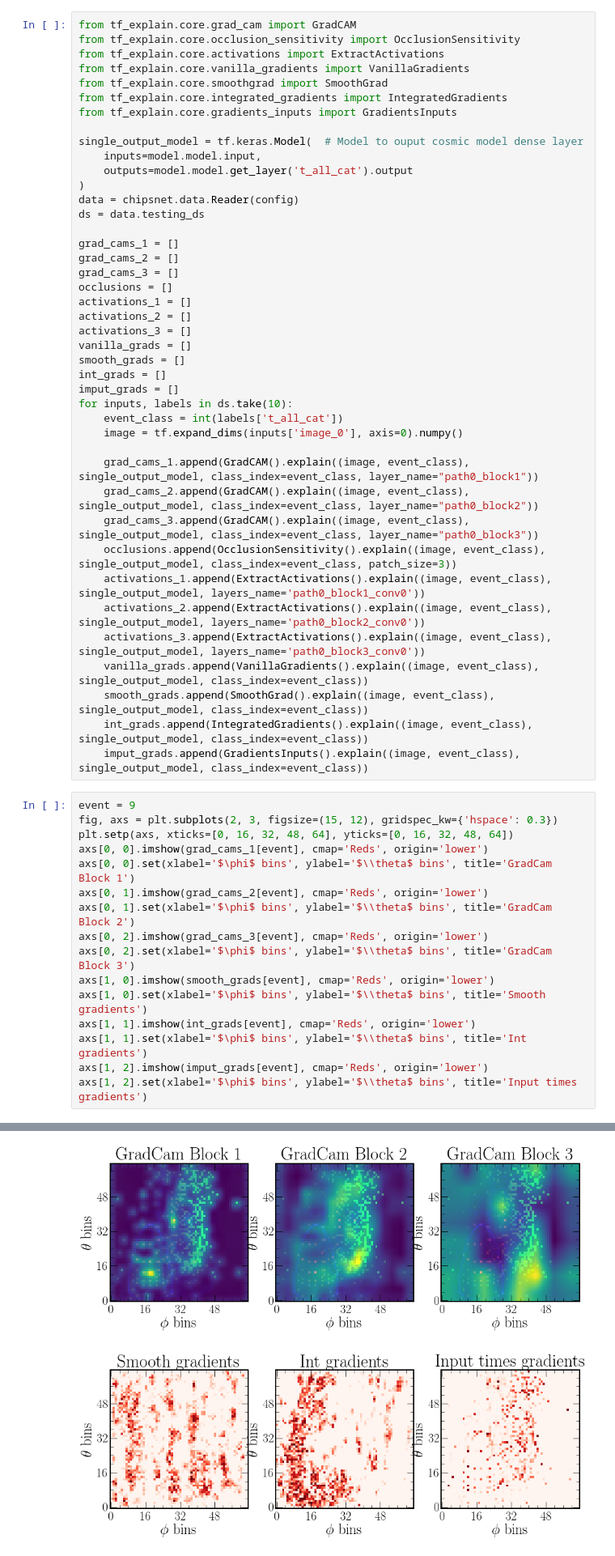
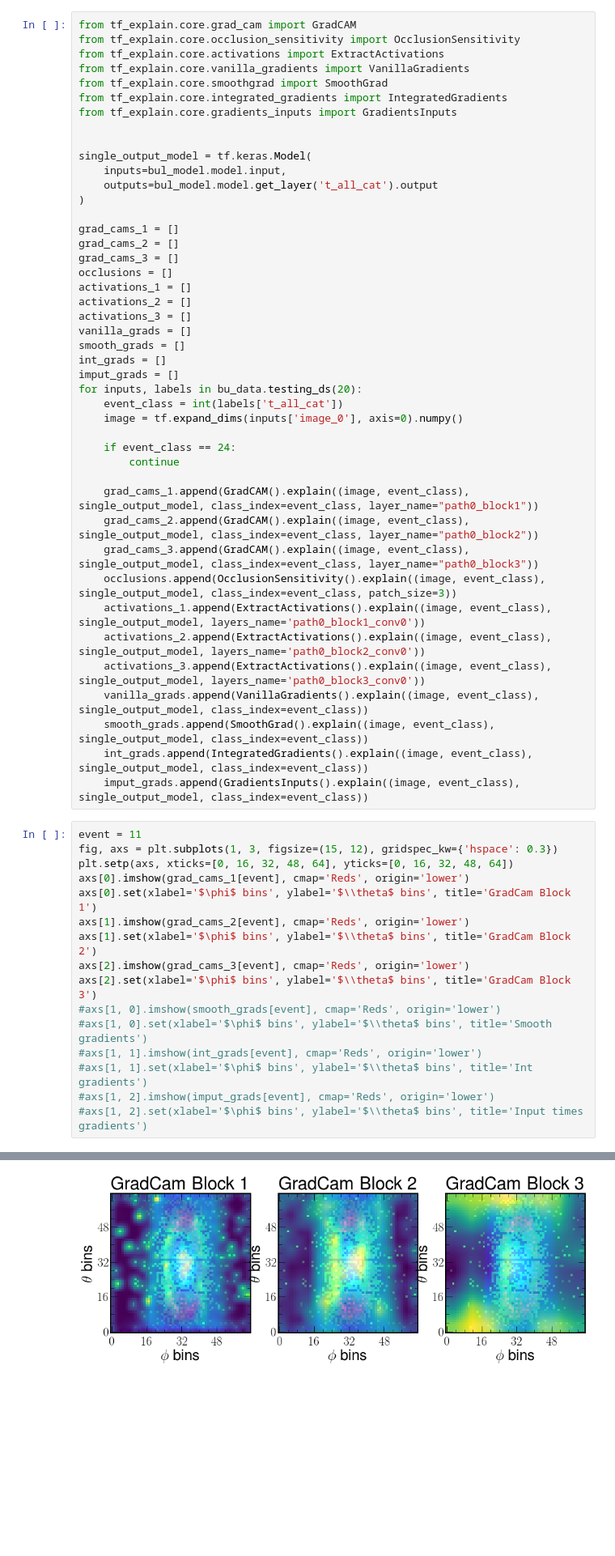
Before and after one commit to chipsneutrino/chips-net, a Jupyter notebook: notebooks/analysis.ipynb, the cells around one changed output, grey strips where cells are left out. Shown at 81% size. Drawn from its saved outputs; the diff is of its cells as text; blank space fills up the shorter version.

```diff
--- a/notebooks/analysis.ipynb
+++ b/notebooks/analysis.ipynb
@@ -326,12 +395,11 @@ from tf_explain.core.smoothgrad import SmoothGrad
 from tf_explain.core.integrated_gradients import IntegratedGradients
 from tf_explain.core.gradients_inputs import GradientsInputs
 
-single_output_model = tf.keras.Model(  # Model to ouput cosmic model dense layer
-    inputs=model.model.input,
-    outputs=model.model.get_layer('t_all_cat').output
+
+single_output_model = tf.keras.Model(
+    inputs=bul_model.model.input,
+    outputs=bul_model.model.get_layer('t_all_cat').output
 )
-data = chipsnet.data.Reader(config)
-ds = data.testing_ds
 
 grad_cams_1 = []
 grad_cams_2 = []
@@ -344,9 +412,12 @@ vanilla_grads = []
 smooth_grads = []
 int_grads = []
 imput_grads = []
-for inputs, labels in ds.take(10):
+for inputs, labels in bu_data.testing_ds(20):
     event_class = int(labels['t_all_cat'])
     image = tf.expand_dims(inputs['image_0'], axis=0).numpy()
+
+    if event_class == 24:
+        continue
 
     grad_cams_1.append(GradCAM().explain((image, event_class), single_output_model, class_index=event_class, layer_name="path0_block1"))
     grad_cams_2.append(GradCAM().explain((image, event_class), single_output_model, class_index=event_class, layer_name="path0_block2"))
@@ -360,21 +431,21 @@ for inputs, labels in ds.take(10):
     int_grads.append(IntegratedGradients().explain((image, event_class), single_output_model, class_index=event_class))
     imput_grads.append(GradientsInputs().explain((image, event_class), single_output_model, class_index=event_class))
 # %%
-event = 9
-fig, axs = plt.subplots(2, 3, figsize=(15, 12), gridspec_kw={'hspace': 0.3})
+event = 11
+fig, axs = plt.subplots(1, 3, figsize=(15, 12), gridspec_kw={'hspace': 0.3})
 plt.setp(axs, xticks=[0, 16, 32, 48, 64], yticks=[0, 16, 32, 48, 64])
-axs[0, 0].imshow(grad_cams_1[event], cmap='Reds', origin='lower')
-axs[0, 0].set(xlabel='$\phi$ bins', ylabel='$\\theta$ bins', title='GradCam Block 1')
-axs[0, 1].imshow(grad_cams_2[event], cmap='Reds', origin='lower')
-axs[0, 1].set(xlabel='$\phi$ bins', ylabel='$\\theta$ bins', title='GradCam Block 2')
-axs[0, 2].imshow(grad_cams_3[event], cmap='Reds', origin='lower')
-axs[0, 2].set(xlabel='$\phi$ bins', ylabel='$\\theta$ bins', title='GradCam Block 3')
-axs[1, 0].imshow(smooth_grads[event], cmap='Reds', origin='lower')
-axs[1, 0].set(xlabel='$\phi$ bins', ylabel='$\\theta$ bins', title='Smooth gradients')
-axs[1, 1].imshow(int_grads[event], cmap='Reds', origin='lower')
-axs[1, 1].set(xlabel='$\phi$ bins', ylabel='$\\theta$ bins', title='Int gradients')
-axs[1, 2].imshow(imput_grads[event], cmap='Reds', origin='lower')
-axs[1, 2].set(xlabel='$\phi$ bins', ylabel='$\\theta$ bins', title='Input times gradients')
+axs[0].imshow(grad_cams_1[event], cmap='Reds', origin='lower')
+axs[0].set(xlabel='$\phi$ bins', ylabel='$\\theta$ bins', title='GradCam Block 1')
+axs[1].imshow(grad_cams_2[event], cmap='Reds', origin='lower')
+axs[1].set(xlabel='$\phi$ bins', ylabel='$\\theta$ bins', title='GradCam Block 2')
+axs[2].imshow(grad_cams_3[event], cmap='Reds', origin='lower')
+axs[2].set(xlabel='$\phi$ bins', ylabel='$\\theta$ bins', title='GradCam Block 3')
+#axs[1, 0].imshow(smooth_grads[event], cmap='Reds', origin='lower')
+#axs[1, 0].set(xlabel='$\phi$ bins', ylabel='$\\theta$ bins', title='Smooth gradients')
+#axs[1, 1].imshow(int_grads[event], cmap='Reds', origin='lower')
+#axs[1, 1].set(xlabel='$\phi$ bins', ylabel='$\\theta$ bins', title='Int gradients')
+#axs[1, 2].imshow(imput_grads[event], cmap='Reds', origin='lower')
+#axs[1, 2].set(xlabel='$\phi$ bins', ylabel='$\\theta$ bins', title='Input times gradients')
 # %% [output]
 [Text(0, 0.5, '$\\theta$ bins'),
  Text(0.5, 0, '$\\phi$ bins'),
@@ -382,2 +453,2 @@ axs[1, 2].set(xlabel='$\phi$ bins', ylabel='$\\theta$ bins', title='Input times
-[figure, old version]
+[figure, new version]
 # %%
```
Also changed, not shown: parts of 40 cells of this notebook, 26 other files.
